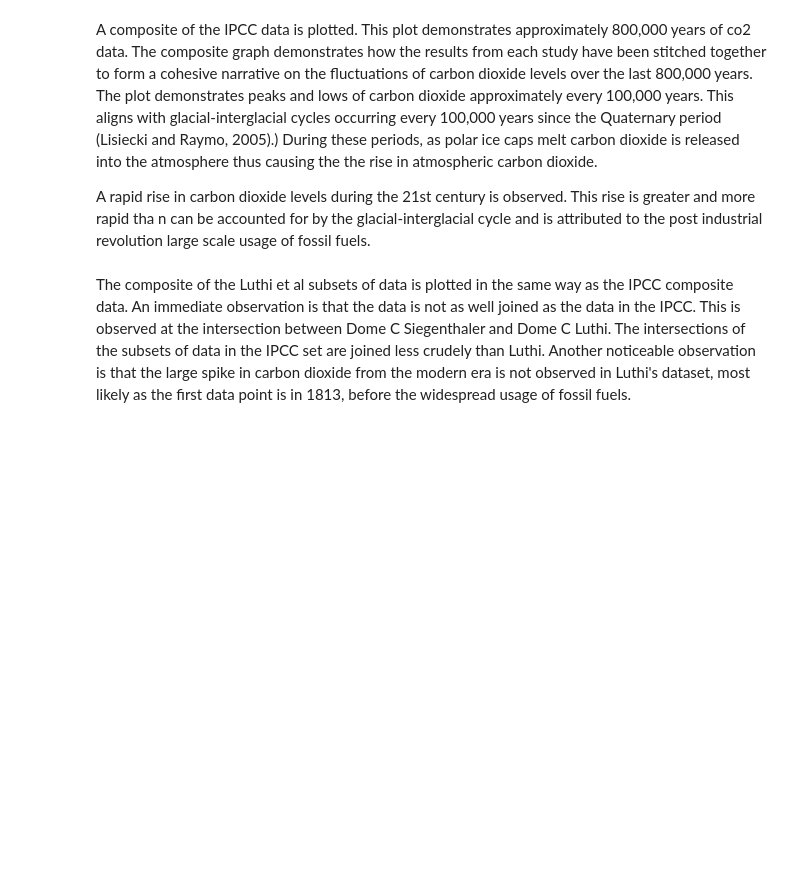
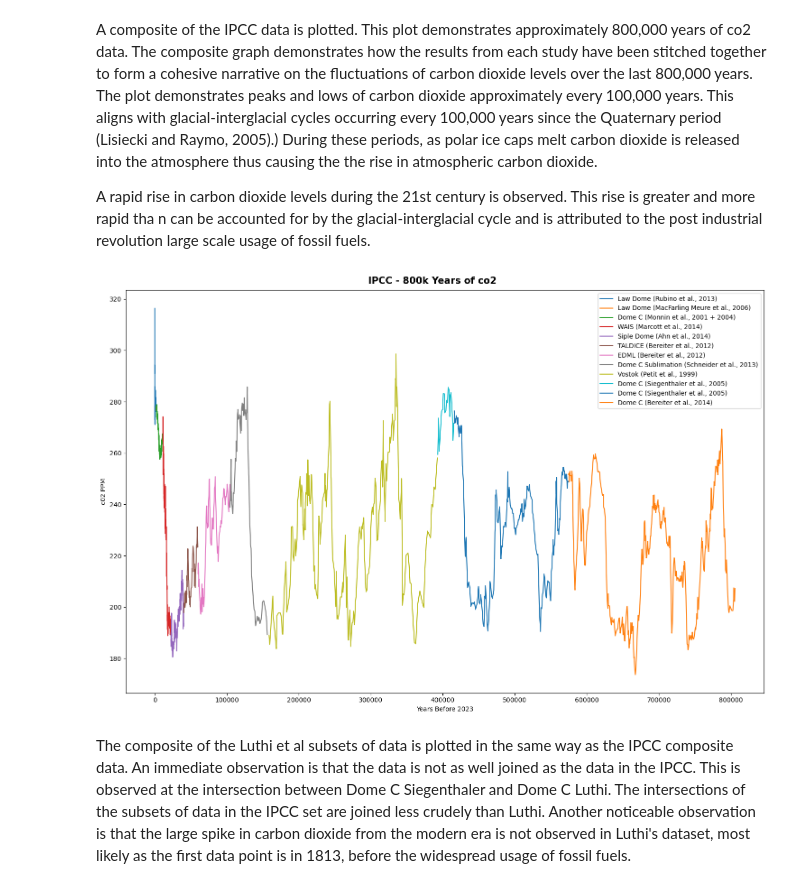
Before and after one commit to humphs078/Owner-avatar-programming_for_data_analysis_assignment_2, a Jupyter notebook: rough_work/submission.ipynb, the cells around one changed output. Saved outputs shown, nothing was run; the diff lists cells and outputs as text; code cells hidden in the pictures; blank space fills up the shorter version.

Commit message:
Fix broken plots in submission notebook in rough work folder.

```diff
--- a/rough_work/submission.ipynb
+++ b/rough_work/submission.ipynb
@@ -1448,25 +1461,27 @@ A rapid rise in carbon dioxide levels during the 21st century is observed. This
 # %%
 # create an empty plot
 fig, ax = plt.subplots(figsize=(15,10))
 
 # plot the composite graph with labelling and titles
-ax.plot(rubino['years_before_present'], rubino['co2_ppmv'], label='Law Dome (Rubino et al., 2013)')
-ax.plot(macfarling['years_before_present'], macfarling['co2_ppmv'], label = 'Law Dome (MacFarling Meure et al., 2006)')
-ax.plot(monnin['years_before_present'], monnin['co2_ppmv'], label = 'Dome C (Monnin et al., 2001 + 2004)')
-ax.plot(marcott['years_before_present'], marcott['co2_ppmv'], label = 'WAIS (Marcott et al., 2014)')
-ax.plot(ahn['years_before_present'], ahn['co2_ppmv'], label = 'Siple Dome (Ahn et al., 2014)')
-ax.plot(bereiter['years_before_present'], bereiter['co2_ppmv'], label = 'TALDICE (Bereiter et al., 2012)')
-ax.plot(bereiter_2['years_before_present'], bereiter_2['co2_ppmv'], label  = 'EDML (Bereiter et al., 2012)')
-ax.plot(schneider['years_before_present'], schneider['co2_ppmv'], label = 'Dome C Sublimation (Schneider et al., 2013)')
-ax.plot(petit['years_before_present'], petit['co2_ppmv'], label = 'Vostok (Petit et al., 1999)')
-ax.plot(siegenthaler['years_before_present'], siegenthaler['co2_ppmv'], label = 'Dome C (Siegenthaler et al., 2005)')
-ax.plot(siegenthaler_2['years_before_present'], siegenthaler_2['co2_ppmv'], label = 'Dome C (Siegenthaler et al., 2005)')
-ax.plot(bereiter_3['years_before_present'], bereiter_3['co2_ppmv'], label = 'Dome C (Bereiter et al., 2014)')
-ax.set_xlabel('Years Before Present')
+ax.plot(rubino['years_before_2023'], rubino['co2_ppmv'], label='Law Dome (Rubino et al., 2013)')
+ax.plot(macfarling['years_before_2023'], macfarling['co2_ppmv'], label = 'Law Dome (MacFarling Meure et al., 2006)')
+ax.plot(monnin['years_before_2023'], monnin['co2_ppmv'], label = 'Dome C (Monnin et al., 2001 + 2004)')
+ax.plot(marcott['years_before_2023'], marcott['co2_ppmv'], label = 'WAIS (Marcott et al., 2014)')
+ax.plot(ahn['years_before_2023'], ahn['co2_ppmv'], label = 'Siple Dome (Ahn et al., 2014)')
+ax.plot(bereiter['years_before_2023'], bereiter['co2_ppmv'], label = 'TALDICE (Bereiter et al., 2012)')
+ax.plot(bereiter_2['years_before_2023'], bereiter_2['co2_ppmv'], label  = 'EDML (Bereiter et al., 2012)')
+ax.plot(schneider['years_before_2023'], schneider['co2_ppmv'], label = 'Dome C Sublimation (Schneider et al., 2013)')
+ax.plot(petit['years_before_2023'], petit['co2_ppmv'], label = 'Vostok (Petit et al., 1999)')
+ax.plot(siegenthaler['years_before_2023'], siegenthaler['co2_ppmv'], label = 'Dome C (Siegenthaler et al., 2005)')
+ax.plot(siegenthaler_2['years_before_2023'], siegenthaler_2['co2_ppmv'], label = 'Dome C (Siegenthaler et al., 2005)')
+ax.plot(bereiter_3['years_before_2023'], bereiter_3['co2_ppmv'], label = 'Dome C (Bereiter et al., 2014)')
+ax.set_xlabel('Years Before 2023')
 ax.set_ylabel('c02 PPM')
 ax.legend()
 plt.suptitle("IPCC - 800k Years of co2", weight = 'bold', size = 15)
 plt.tight_layout()
+# %% [output]
+[figure, added]
 # %% [markdown]
 The composite of the Luthi et al subsets of data is plotted in the same way as the IPCC composite data. An immediate observation is that the data is not as well joined as the data in the IPCC. This is observed at the intersection between Dome C Siegenthaler and Dome C Luthi. The intersections of the subsets of data in the IPCC set are joined less crudely than Luthi. Another noticeable observation is that the large spike in carbon dioxide from the modern era is not observed in Luthi's dataset, most likely as the first data point is in 1813, before the widespread usage of fossil fuels.
 # %%
```
Also changed, not shown: parts of 39 cells of this notebook, 1 other file.
